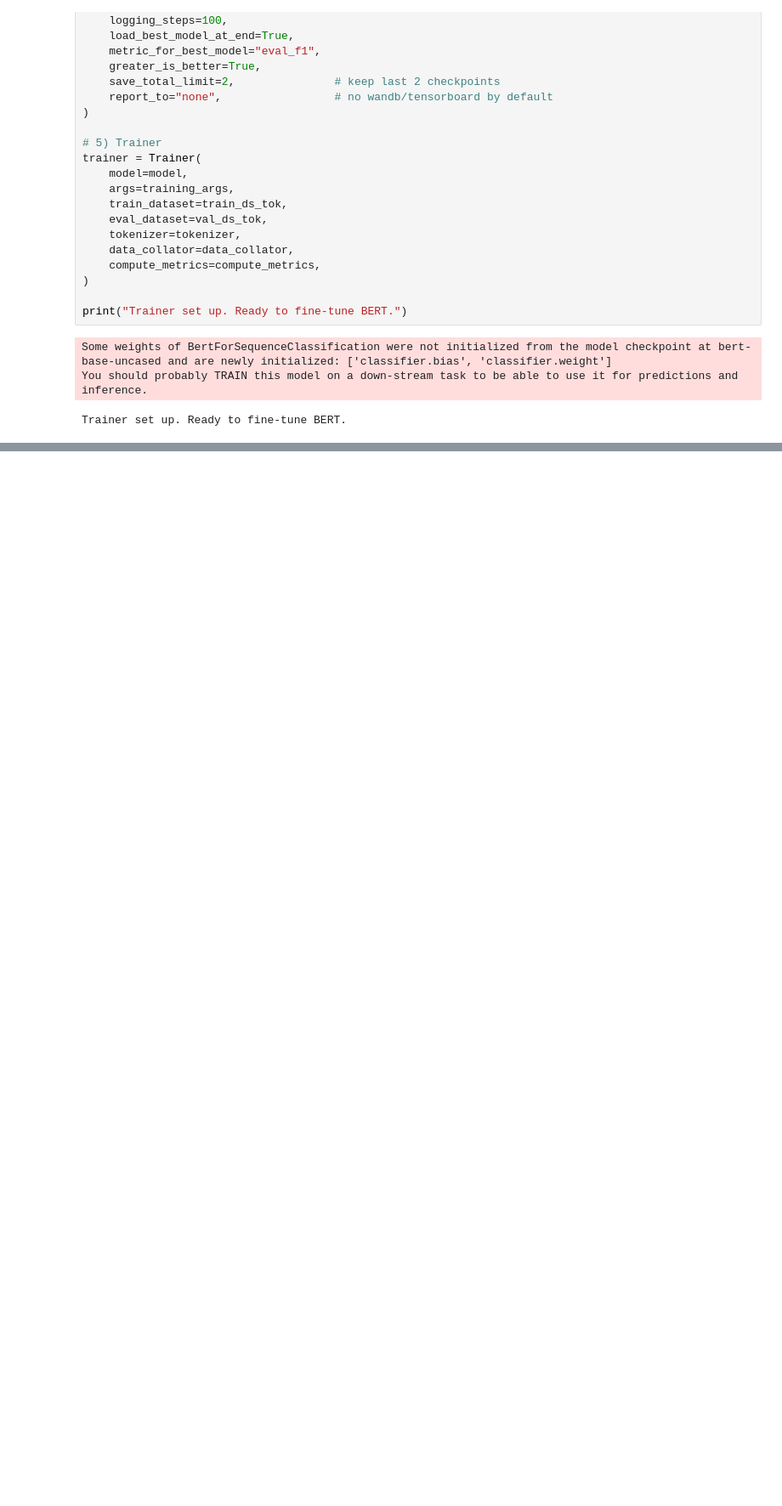
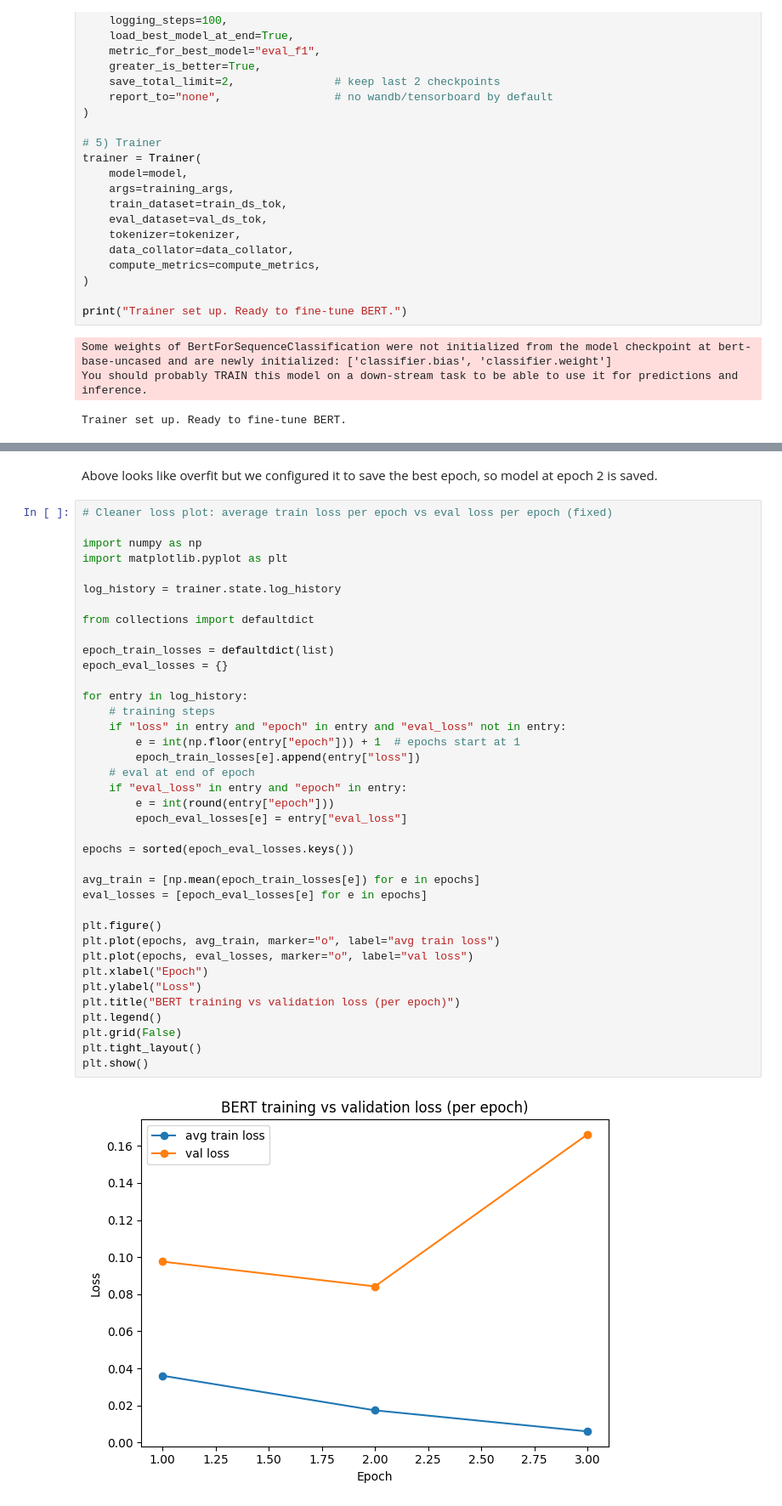
Before and after one commit to rlvramana/Product-Classifcation, a Jupyter notebook: notebooks/06_bert_finetune.ipynb, the cells around one changed output, grey strips where cells are left out. Shown at 85% size. Drawn from its saved outputs; the diff is of its cells as text; blank space fills up the shorter version.

```diff
--- a/notebooks/06_bert_finetune.ipynb
+++ b/notebooks/06_bert_finetune.ipynb
@@ -369,0 +420,42 @@ print(eval_test)
+# %% [markdown]
+Above looks like overfit but we configured it to save the best epoch, so model at epoch 2 is saved.
+# %%
+# Cleaner loss plot: average train loss per epoch vs eval loss per epoch (fixed)
+
+import numpy as np
+import matplotlib.pyplot as plt
+
+log_history = trainer.state.log_history
+
+from collections import defaultdict
+
+epoch_train_losses = defaultdict(list)
+epoch_eval_losses = {}
+
+for entry in log_history:
+    # training steps
+    if "loss" in entry and "epoch" in entry and "eval_loss" not in entry:
+        e = int(np.floor(entry["epoch"])) + 1  # epochs start at 1
+        epoch_train_losses[e].append(entry["loss"])
+    # eval at end of epoch
+    if "eval_loss" in entry and "epoch" in entry:
+        e = int(round(entry["epoch"]))
+        epoch_eval_losses[e] = entry["eval_loss"]
+
+epochs = sorted(epoch_eval_losses.keys())
+
+avg_train = [np.mean(epoch_train_losses[e]) for e in epochs]
+eval_losses = [epoch_eval_losses[e] for e in epochs]
+
+plt.figure()
+plt.plot(epochs, avg_train, marker="o", label="avg train loss")
+plt.plot(epochs, eval_losses, marker="o", label="val loss")
+plt.xlabel("Epoch")
+plt.ylabel("Loss")
+plt.title("BERT training vs validation loss (per epoch)")
+plt.legend()
+plt.grid(False)
+plt.tight_layout()
+plt.show()
+# %% [output]
+[figure, added]
```
Also changed, not shown: parts of 7 cells of this notebook, 1 other file.
